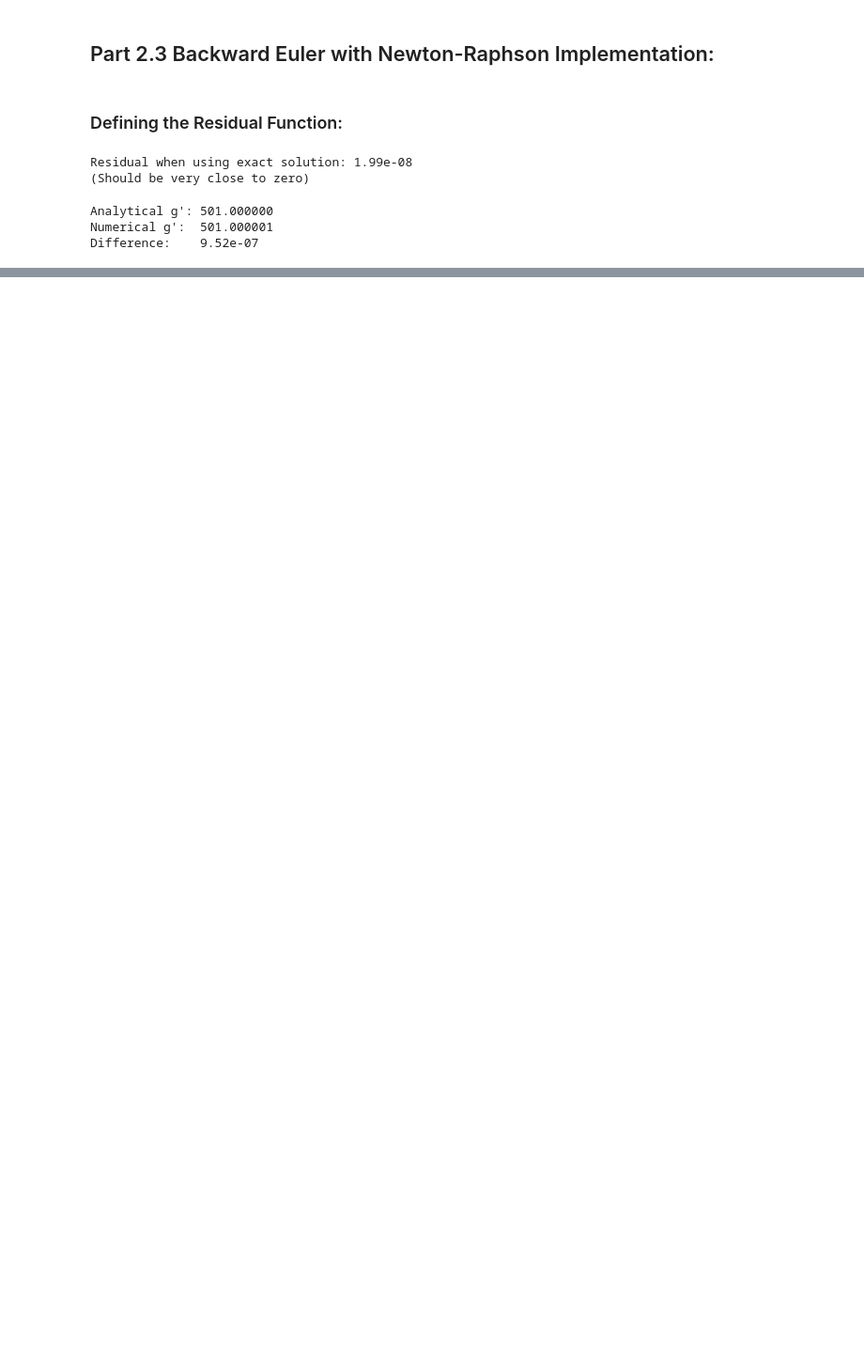
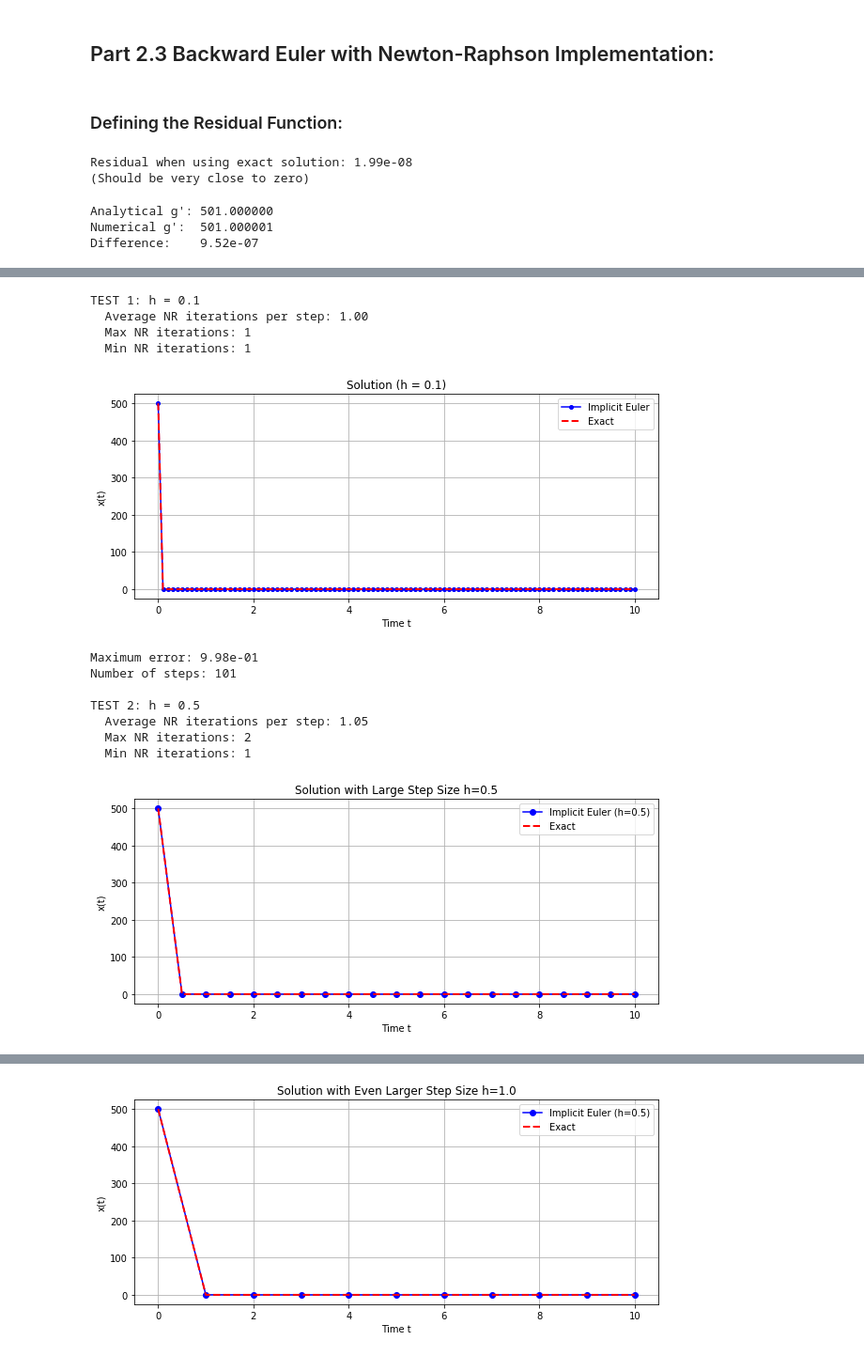
Before and after one commit to walttruelove29/coe311k, a Jupyter notebook: Final/Finalpt2.ipynb, the cells around one changed output, grey strips where cells are left out. Shown at 94% size. Cells and saved outputs as stored; diff of their text form; code cells hidden in the pictures; blank space fills up the shorter version.

```diff
--- a/Final/Finalpt2.ipynb
+++ b/Final/Finalpt2.ipynb
@@ -404,0 +322,79 @@ Number of steps: 21
+# %%
+# Test with different h values
+
+print("TEST 1: h = 0.1")
+
+h_backward = 0.1
+t_backward, x_backward, iters = euler_backward(f, x0, t0, t_final, h_backward, verbose=True)
+
+# Plot results
+plt.figure(figsize=(10, 4))
+
+# Solution comparison
+plt.plot(t_backward, x_backward, 'b-o', markersize=4, label='Implicit Euler')
+plt.plot(t_backward, x_exact(t_backward), 'r--', linewidth=2, label='Exact')
+plt.xlabel('Time t')
+plt.ylabel('x(t)')
+plt.title(f'Solution (h = {h_backward})')
+plt.legend()
+plt.grid(True)
+plt.show()
+
+error = np.abs(x_backward - x_exact(t_backward))
+print(f"Maximum error: {np.max(error):.2e}")
+print(f"Number of steps: {len(t_backward)}")
+print("")
+
+print("TEST 2: h = 0.5")
+
+
+h_large = 0.5
+t_large, x_large, iters_large = euler_backward(f, x0, t0, t_final, h_large)
+
+plt.figure(figsize=(10, 4))
+plt.plot(t_large, x_large, 'b-o', markersize=6, label='Implicit Euler (h=0.5)')
+plt.plot(t_large, x_exact(t_large), 'r--', linewidth=2, label='Exact')
+plt.xlabel('Time t')
+plt.ylabel('x(t)')
+plt.title(f'Solution with Large Step Size h={h_large}')
+plt.legend()
+plt.grid(True)
+plt.show()
+
+error_large = np.abs(x_large - x_exact(t_large))
+print(f"Maximum error: {np.max(error_large):.2e}")
+print(f"Number of steps: {len(t_large)}")
+print("")
+
+print("TEST 3: h = 1.0")
+
+h_largest = 1.0
+t_largest, x_largest, iters_largest = euler_backward(f, x0, t0, t_final, h_largest)
+
+plt.figure(figsize=(10, 4))
+plt.plot(t_largest, x_largest, 'b-o', markersize=6, label='Implicit Euler (h=0.5)')
+plt.plot(t_largest, x_exact(t_largest), 'r--', linewidth=2, label='Exact')
+plt.xlabel('Time t')
+plt.ylabel('x(t)')
+plt.title(f'Solution with Even Larger Step Size h={h_largest}')
+plt.legend()
+plt.grid(True)
+plt.show()
+
+error_large = np.abs(x_large - x_exact(t_large))
+print(f"Maximum error: {np.max(error_large):.2e}")
+print(f"Number of steps: {len(t_large)}")
+# %% [output]
+TEST 1: h = 0.1
+  Average NR iterations per step: 1.00
+  Max NR iterations: 1
+  Min NR iterations: 1
+[figure, added]
+Maximum error: 9.98e-01
+Number of steps: 101
+
+TEST 2: h = 0.5
+  Average NR iterations per step: 1.05
+  Max NR iterations: 2
+  Min NR iterations: 1
+[figure, added]
@@ -404,0 +408 @@ Number of steps: 21
+[figure, added]
```
Also changed, not shown: parts of 23 cells of this notebook.
